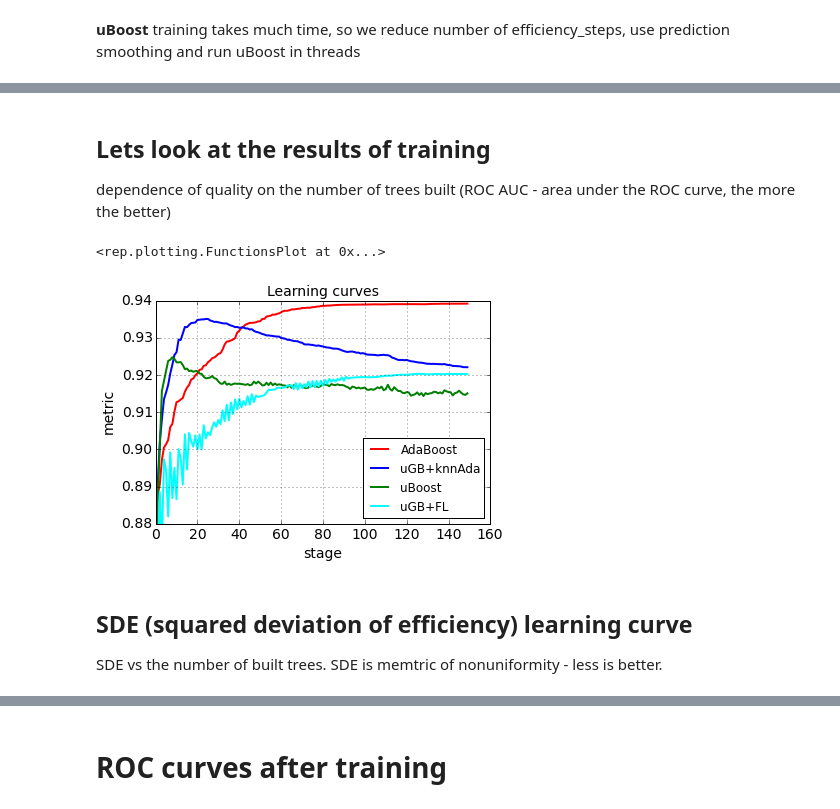
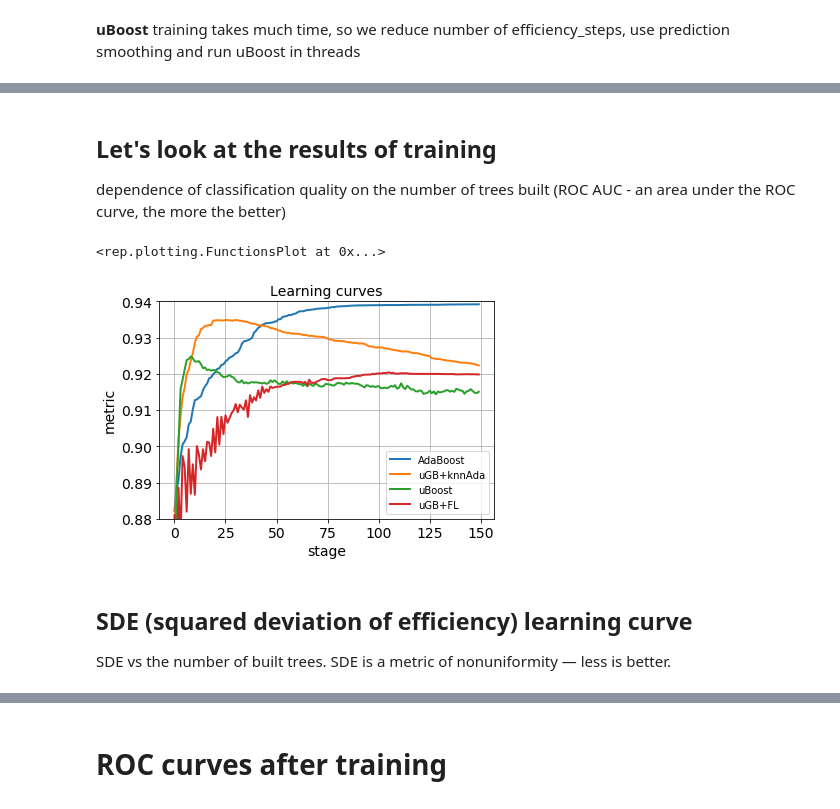
Before and after one commit to arogozhnikov/hep_ml, a Jupyter notebook: notebooks/BoostingToUniformity.ipynb, the cells around one changed output, grey strips where cells are left out. Drawn from its saved outputs; the diff is of its cells as text; code cells hidden in the pictures.

```diff
--- a/notebooks/BoostingToUniformity.ipynb
+++ b/notebooks/BoostingToUniformity.ipynb
@@ -111,18 +114,19 @@ Totally spent 599.25 seconds on training
 # %% [markdown]
-## Lets look at the results of training
-dependence of quality on the number of trees built (ROC AUC - area under the ROC curve, the more the better)
+## Let's look at the results of training
+
+dependence of classification quality on the number of trees built (ROC AUC - an area under the ROC curve, the more the better)
 # %%
 from rep.report.metrics import RocAuc
 report = classifiers.test_on(testX, testY)
 
-ylim(0.88, 0.94)
+plt.ylim(0.88, 0.94)
 report.learning_curve(RocAuc(), steps=1)
 # %% [output]
 <rep.plotting.FunctionsPlot at 0x...>
-[figure, old version]
+[figure, new version]
 # %% [markdown]
 ## SDE (squared deviation of efficiency) learning curve
-SDE vs the number of built trees. SDE is memtric of nonuniformity - less is better.
+SDE vs the number of built trees. SDE is a metric of nonuniformity &mdash; less is better.
 # %%
 from hep_ml.metrics import BinBasedSDE, KnnBasedCvM
 report.learning_curve(BinBasedSDE(uniform_features, uniform_label=1))
```
Also changed, not shown: parts of 17 cells of this notebook, 2 other files.
